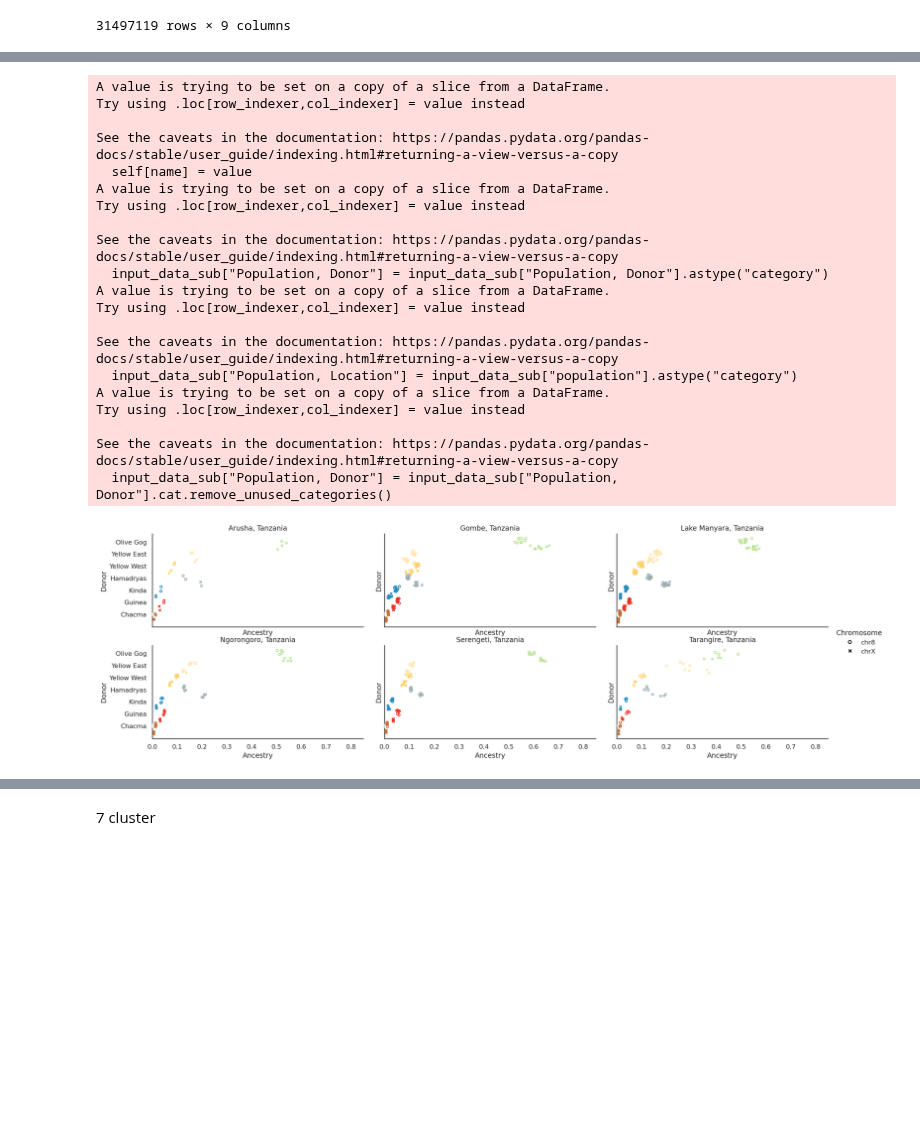
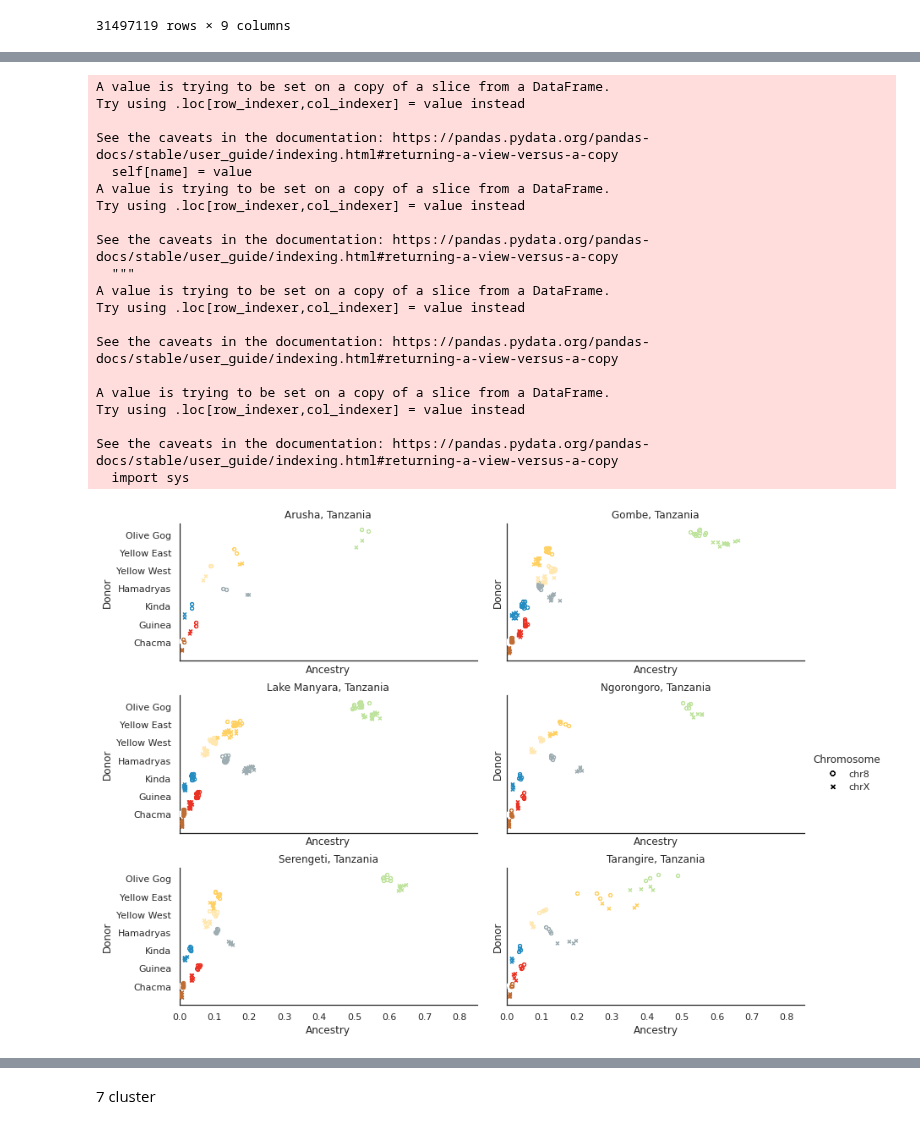
Before and after one commit to erikfogh/baboon_analysis, a Jupyter notebook: notebooks/paint12_other_chrom_ancestry.ipynb, the cells around one changed output, grey strips where cells are left out. Saved outputs shown, nothing was run; the diff lists cells and outputs as text; code cells hidden in the pictures; blank space fills up the shorter version.

```diff
--- a/notebooks/paint12_other_chrom_ancestry.ipynb
+++ b/notebooks/paint12_other_chrom_ancestry.ipynb
@@ -79,7 +79,7 @@ def create_paint_df_lengths(paintfile, idfile):
     all_df = pd.concat(df_l)
     return all_df
 
-def fun(a, b, markercat, markers, jitter=0.4, dodge=0.3, label=None, data=None, **kwargs):
+def fun(a, b, markercat, markers, jitter=0.35, dodge=0.3, label=None, data=None, **kwargs):
     offsets = dict((zip(data[markercat].cat.categories, np.linspace(-1, 1, len(data[markercat].cat.categories)))))
     colors = dict(zip(data[b].cat.categories.values, sns.color_palette()))
     ax = sns.stripplot(x=data[a], y=data[b],
@@ -171,13 +171,3 @@ df_length_stats_3 = df_length_stats_3.sort_values(["population", "individual", "
 df_length_stats_3["Ancestry Fragment Ratio"] = df_length_stats_3["Ancestry Percentage"]/df_length_stats_3["Fragment Percentage"]
 # %%
 df_length_stats_8 = pd.read_csv("../results/length_stats_8_cluster.txt")
-# %%
-mycols = sns.color_palette(["#BEE39C", "#1F681F", "#FFD062", "#FFE7AF",
-                            "#9EADB2", "#258CC1", "#EA3324", "#C06D34"])
-name_order = sorted(df_length_stats_8["Population, Donor"].unique())
-color_dir = {}
-for i in range(len(name_order)):
-    color_dir[name_order[i]] = mycols[i]
-# This order of color is based on the alphabetical ordering of the 14 clusters
-mycols_cmap = ListedColormap(mycols.as_hex())
-mycols
@@ -299,20 +249,21 @@ plt.savefig("../figures/baboon_ancestry/ancestry_chr3_8pop.png", dpi=300, bbox_i
 df_length_stats_8["Population, Donor"] = df_length_stats_8["Population, Donor"].map(p_map)
 df_length_stats_8["Population, Recipient"] = df_length_stats_8["Population, Recipient"].map(p_map)
 # %%
-order_all = ['Hamadryas', 'Guinea','Kinda', 'Chacma',
-    'Olive Gog', 'Olive South', 'Yellow East', 'Yellow West']
-input_data = df_length_stats_8
-input_data.chrom = input_data.chrom.astype("category")
-input_data["Population, Donor"] = input_data["Population, Donor"].astype("category")
-input_data["Population, Donor"] = input_data["Population, Donor"].cat.reorder_categories(name_order)
+order_all = ['Guinea', 'Hamadryas', 'Olive Gog', 'Olive South',
+    'Yellow West', 'Yellow East', 'Kinda', 'Chacma']
+input_data_sub = (df_length_stats_8.loc[df_length_stats_8["Population, Recipient"].isin(order_all)])
+input_data_sub.chrom = input_data_sub.chrom.astype("category")
+input_data_sub["Population, Donor"] = input_data_sub["Population, Donor"].astype("category")
+input_data_sub["Population, Recipient"] = input_data_sub["Population, Recipient"].astype("category")
+input_data_sub["Population, Donor"] = input_data_sub["Population, Donor"].cat.remove_unused_categories()
 
 palette_subset = {key: color_dir_8[key] for key in name_order}
 palette = sns.color_palette(palette_subset.values())
 markers = {'chr8':"$\u25EF$", 'chrX':"$\u00D7$"}
 
 with sns.color_palette(palette):
-    g = sns.FacetGrid(col="Population, Recipient", hue="chrom", data=input_data,
-                      margin_titles=True, legend_out=True, height=3, aspect=2, col_wrap=4)
+    g = sns.FacetGrid(col="Population, Recipient", hue="chrom", data=input_data_sub,
+                      margin_titles=True, legend_out=True, height=3, aspect=2, col_wrap=2, col_order = order_all)
     g.map_dataframe(fun, "Ancestry Percentage", "Population, Donor",
                     "chrom", markers, data=input_data # hue label and dictionary mapping "hues" to markers are required
                    )
@@ -320,13 +271,13 @@ with sns.color_palette(palette):
     for ax in g.axes.flat:
         plt.setp(ax.texts, text="") # remove the original texts, important to do this before setting titles
         g.set_titles(row_template = '{row_name}', col_template = '{col_name}')
-        g.set(xlim=(-0.005, 0.85))
+        g.set(xlim=(0, 0.85))
     # axix labels and rotated labels (this has to be in a separate for-loop)
+    #plt.subplots_adjust(hspace=0.2, wspace=0.1)
     for ax in g.axes.flat:
         ax.set_xlabel('Ancestry')
         ax.set_ylabel('Donor')
         plt.setp(ax.texts, rotation="0")
-
     # build legend content manually
     label_handles = []
     for label, marker in sorted(markers.items()):
@@ -336,6 +287,6 @@ with sns.color_palette(palette):
                                                      label=label))
     # add legend
     g.add_legend(handles=label_handles, title="Chromosome", label_order=["chr8", "chrX"])
-plt.subplots_adjust(hspace = 0.2)
+plt.subplots_adjust(hspace = 0.25)
 plt.savefig("../figures/baboon_ancestry/ancestry_8pop.png", dpi=300, bbox_inches='tight')
 # %% [output]
@@ -418,7 +369,7 @@ markers = {'chr8':"$\u25EF$", 'chrX':"$\u00D7$"}
 
 with sns.color_palette(palette):
     g = sns.FacetGrid(col="Population, Location", hue="chrom", data=input_data_sub,
-                      margin_titles=True, legend_out=True, height=3, aspect=2, col_wrap=3)
+                      margin_titles=True, legend_out=True, height=3, aspect=2, col_wrap=2)
     g.map_dataframe(fun, "Ancestry Percentage", "Population, Donor",
                     "chrom", markers, data=input_data # hue label and dictionary mapping "hues" to markers are required
                    )
@@ -434,38 +385,38 @@ with sns.color_palette(palette):
         ax.set_ylabel('Donor')
         plt.setp(ax.texts, rotation="0")
     # build legend content manually
     label_handles = []
     for label, marker in sorted(markers.items()):
         label_handles.append(matplotlib.lines.Line2D([], [], color='black',
                                                      marker=marker, linestyle='None',
                                                      # markersize=10,
                                                      label=label))
     # add legend
     g.add_legend(handles=label_handles, title="Chromosome", label_order=["chr8", "chrX"])
-plt.subplots_adjust(hspace = 0.2)
+plt.subplots_adjust(hspace = 0.25)
 plt.savefig("../figures/baboon_ancestry/ancestry_8pop_anubis_samples.png", dpi=300, bbox_inches='tight')
 # %% [output]
 A value is trying to be set on a copy of a slice from a DataFrame.
 Try using .loc[row_indexer,col_indexer] = value instead
 
 See the caveats in the documentation: https://pandas.pydata.org/pandas-docs/stable/user_guide/indexing.html#returning-a-view-versus-a-copy
   self[name] = value
 A value is trying to be set on a copy of a slice from a DataFrame.
 Try using .loc[row_indexer,col_indexer] = value instead
 
 See the caveats in the documentation: https://pandas.pydata.org/pandas-docs/stable/user_guide/indexing.html#returning-a-view-versus-a-copy
-  input_data_sub["Population, Donor"] = input_data_sub["Population, Donor"].astype("category")
+  """
 A value is trying to be set on a copy of a slice from a DataFrame.
 Try using .loc[row_indexer,col_indexer] = value instead
 
 See the caveats in the documentation: https://pandas.pydata.org/pandas-docs/stable/user_guide/indexing.html#returning-a-view-versus-a-copy
-  input_data_sub["Population, Location"] = input_data_sub["population"].astype("category")
+
 A value is trying to be set on a copy of a slice from a DataFrame.
 Try using .loc[row_indexer,col_indexer] = value instead
 
 See the caveats in the documentation: https://pandas.pydata.org/pandas-docs/stable/user_guide/indexing.html#returning-a-view-versus-a-copy
-  input_data_sub["Population, Donor"] = input_data_sub["Population, Donor"].cat.remove_unused_categories()
+  import sys
-[figure, old version]
+[figure, new version]
 # %%
 order_all = ['Yellow East']
 
```
Also changed, not shown: parts of 40 cells of this notebook, 18 other files.
